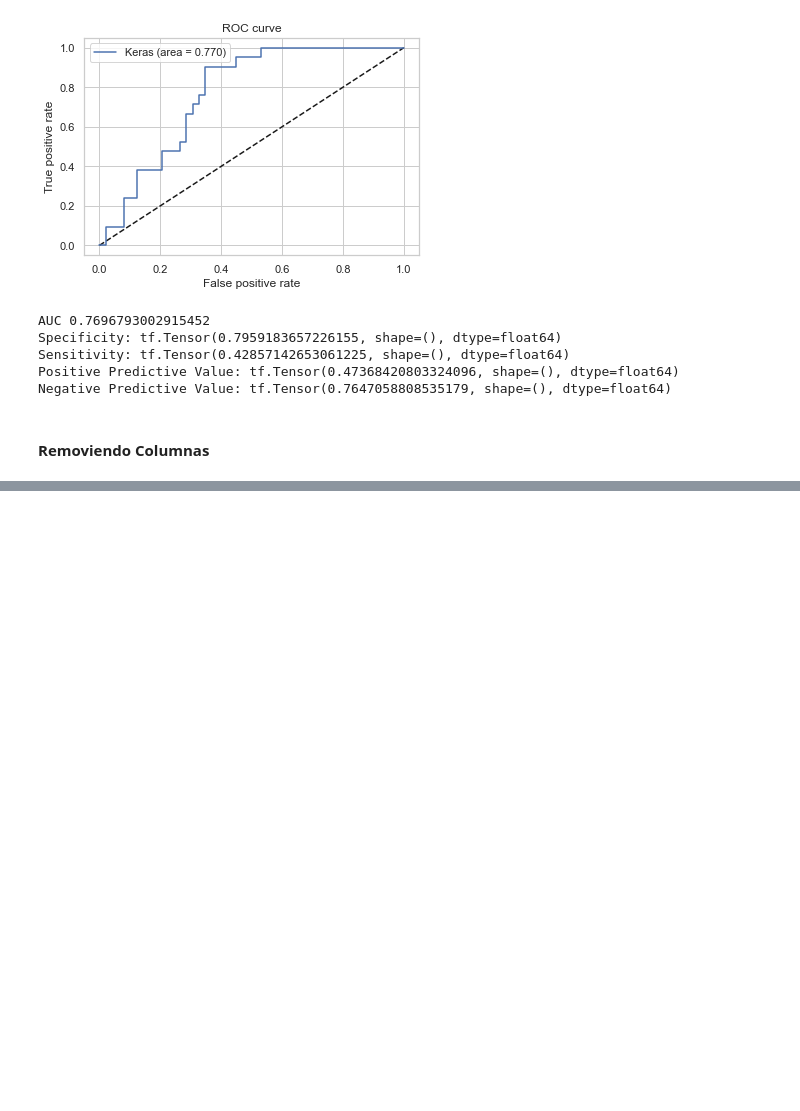
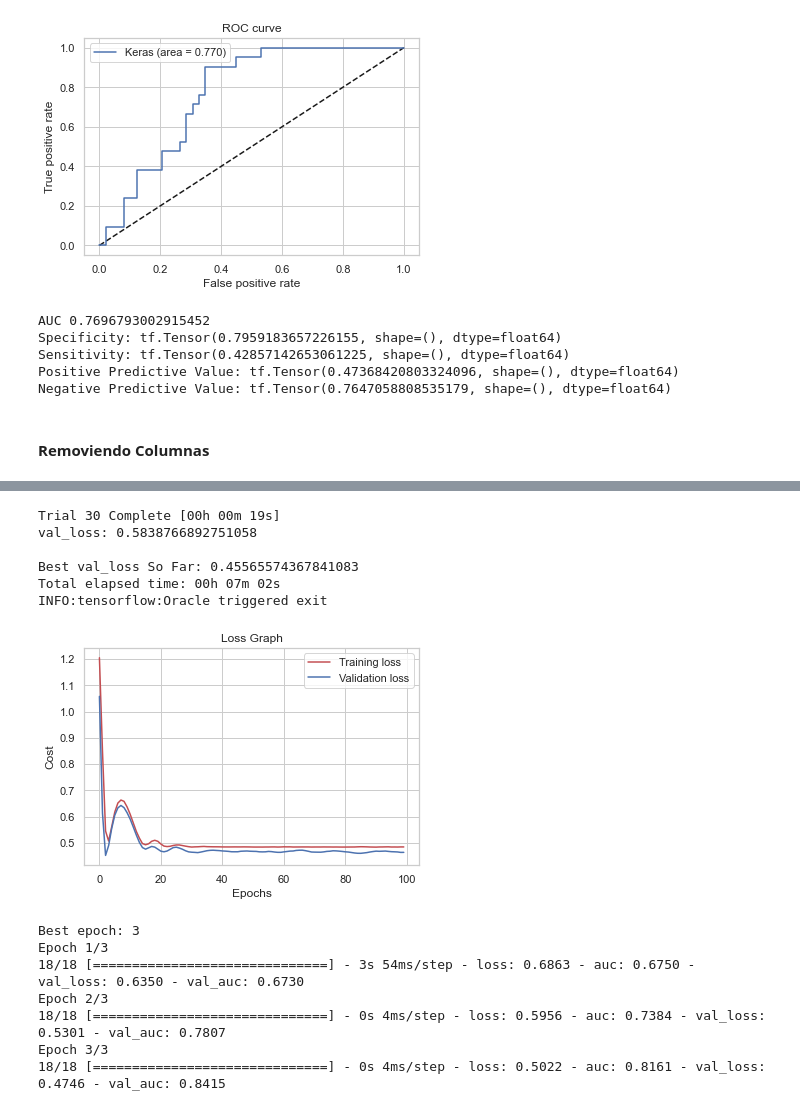
Before and after one commit to matifrancois/DeepLearning_Project2, a Jupyter notebook: Ej1/ej1__33.ipynb, the cells around one changed output, grey strips where cells are left out. Cells and saved outputs as stored; diff of their text form; code cells hidden in the pictures; blank space fills up the shorter version.

```diff
--- a/Ej1/ej1__33.ipynb
+++ b/Ej1/ej1__33.ipynb
@@ -594,0 +614,19 @@ AUC: 0.8211856171039846
+# %%
+finalPred = DiabetesPredictor(df,'final' ,replaceNulls=True, nullColumns=['Glucose','BloodPressure','SkinThickness','BMI'],  columnsToRemove=removeCols)
+finalPred.train_model()
+aucFinal = finalPred.validate_model()
+# %% [output]
+Trial 30 Complete [00h 00m 19s]
+val_loss: 0.5838766892751058
+
+Best val_loss So Far: 0.45565574367841083
+Total elapsed time: 00h 07m 02s
+INFO:tensorflow:Oracle triggered exit
+[figure, added]
+Best epoch: 3
+Epoch 1/3
+18/18 [==============================] - 3s 54ms/step - loss: 0.6863 - auc: 0.6750 - val_loss: 0.6350 - val_auc: 0.6730
+Epoch 2/3
+18/18 [==============================] - 0s 4ms/step - loss: 0.5956 - auc: 0.7384 - val_loss: 0.5301 - val_auc: 0.7807
+Epoch 3/3
+18/18 [==============================] - 0s 4ms/step - loss: 0.5022 - auc: 0.8161 - val_loss: 0.4746 - val_auc: 0.8415
```
Also changed, not shown: parts of 17 cells of this notebook.
